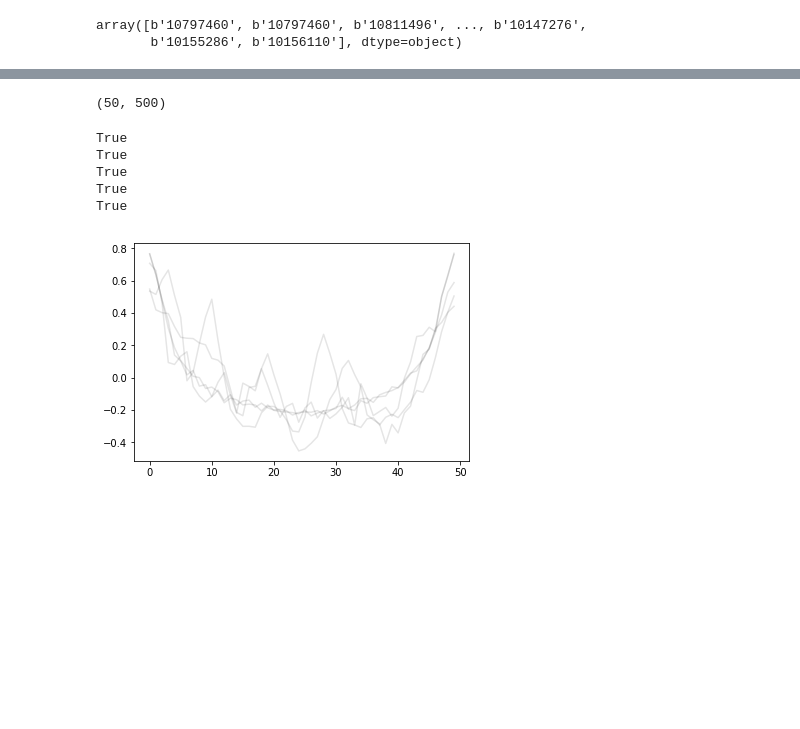
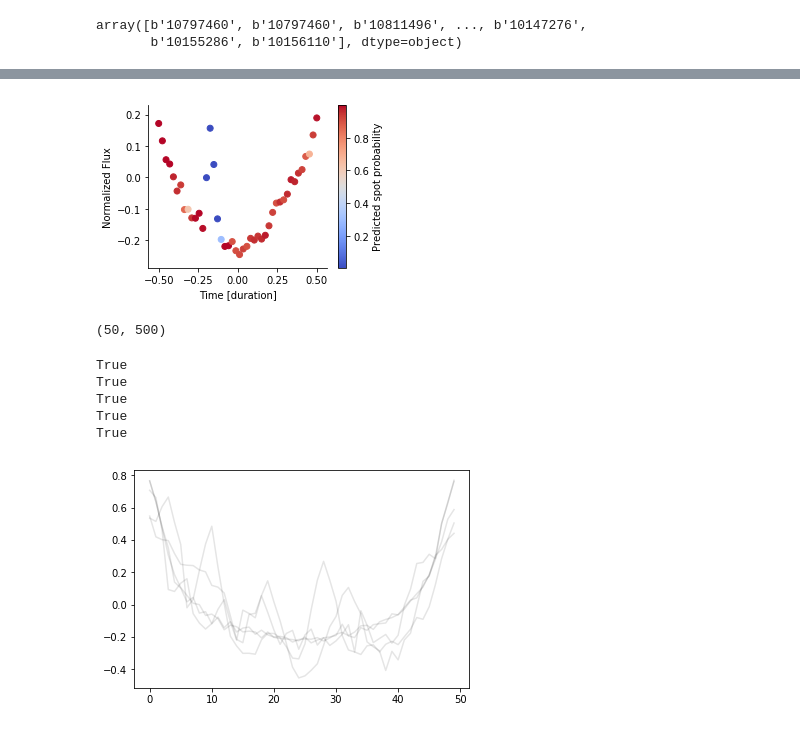
Before and after one commit to bmorris3/orso, a Jupyter notebook: cnn/classify_test.ipynb, the cells around one changed output, grey strips where cells are left out. Cells and saved outputs as stored; diff of their text form; code cells hidden in the pictures; blank space fills up the shorter version.

```diff
--- a/cnn/classify_test.ipynb
+++ b/cnn/classify_test.ipynb
@@ -17,0 +29,3 @@ array([b'10797460', b'10797460', b'10811496', ..., b'10147276',
+# %%
+from scipy.stats import binned_statistic
+bin_edges = np.linspace(-0.5, 0.5, 51)
@@ -18,3 +103,41 @@ array([b'10797460', b'10797460', b'10811496', ..., b'10147276',
+# %%
+# plt.plot(rescaled_lcs[34])
+colors = []
+window = 6
+x = np.arange(50)
+transit_number = 2 # 40 #
+
+x_interps = []
+y_not_interps = []
+pred_ys = []
+
+for i in range(window//2, 50-window//2):
+    sliced = np.r_[0:i-window//2,i+window//2:50]
+#     plt.scatter(x[sliced], rescaled_lcs[34][sliced])
+    y_interped = np.interp(x, x[sliced], rescaled_lcs[transit_number][sliced])
+#     plt.plot(x, y_interped)
+
+    pred_y = model.predict(y_interped[np.newaxis, :, np.newaxis])
+#     print(pred_y)
+#     cax = plt.scatter(x[i], rescaled_lcs[2][i], c=[plt.cm.coolwarm(pred_y[0, 1])])
+    x_interps.append(x[i])
+    y_not_interps.append(rescaled_lcs[transit_number][i])
+    pred_ys.append(pred_y[0, 1])
+
+fig, ax = plt.subplots(figsize=(4, 3))
+cax = plt.scatter(np.linspace(-0.5, 0.5, 50-window), y_not_interps, c=pred_ys, cmap=plt.cm.coolwarm)
+cbar = plt.colorbar(cax)
+predict_y = model.predict(rescaled_lcs[transit_number][np.newaxis, :, np.newaxis])
+# plt.title('Spotted' if np.argmax(predict_y, axis=1) == 1 else 'Not spotted')
+ax.set_xlabel('Time [duration]')
+ax.set_ylabel('Normalized Flux')
+cbar.set_label('Predicted spot probability')
+for s in ['right', 'top']:
+    ax.spines[s].set_visible(False)
+fig.savefig('plots/spotted_probability.pdf', bbox_inches='tight')
+plt.show()
+# %% [output]
+[figure, added]
 # %%
 # import astropy.units as u
 # from fleck import generate_spots, Star
```
Also changed, not shown: parts of 15 cells of this notebook, 3 other files.
